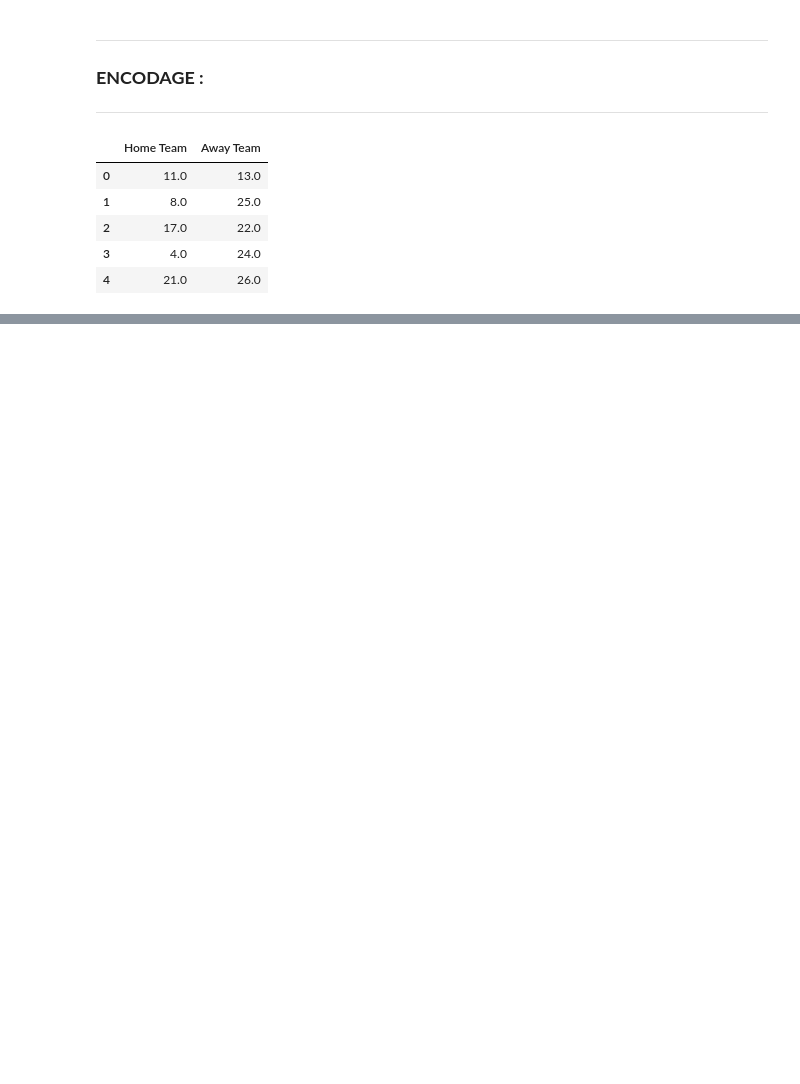
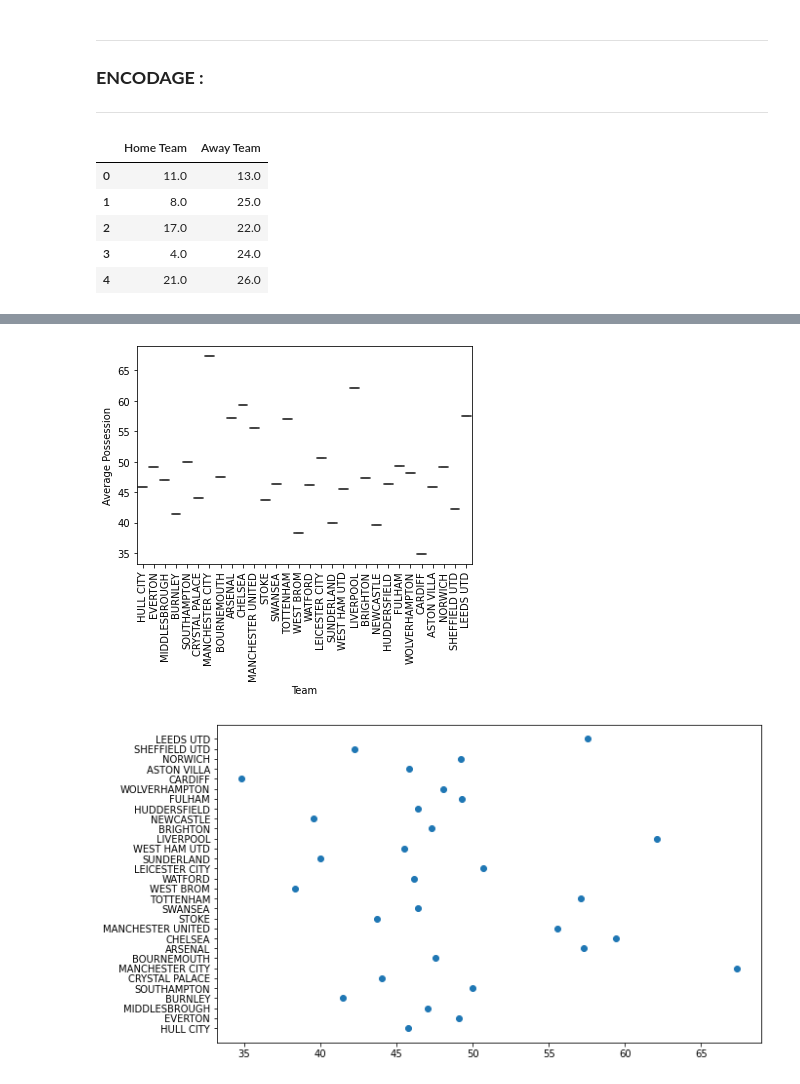
Before and after one commit to SamSamV/Predictions_Match_Outcome, a Jupyter notebook: preproc.ipynb, the cells around one changed output, grey strips where cells are left out. Drawn from its saved outputs; the diff is of its cells as text; code cells hidden in the pictures; blank space fills up the shorter version.

```diff
--- a/preproc.ipynb
+++ b/preproc.ipynb
@@ -219,0 +300,10 @@ df[["Home Team", "Away Team"]].head()
+# %%
+sns.boxplot(x="Team", y="Average Possession", data=df_teams)
+plt.xticks(rotation=90)
+plt.show()
+plt.subplots(figsize=(10, 6))
+plt.scatter(x="Average Possession", y="Team", data=df_teams)
+plt.show()
+# %% [output]
+[figure, added]
+[figure, added]
```
Also changed, not shown: parts of 9 cells of this notebook, 3 other files.
